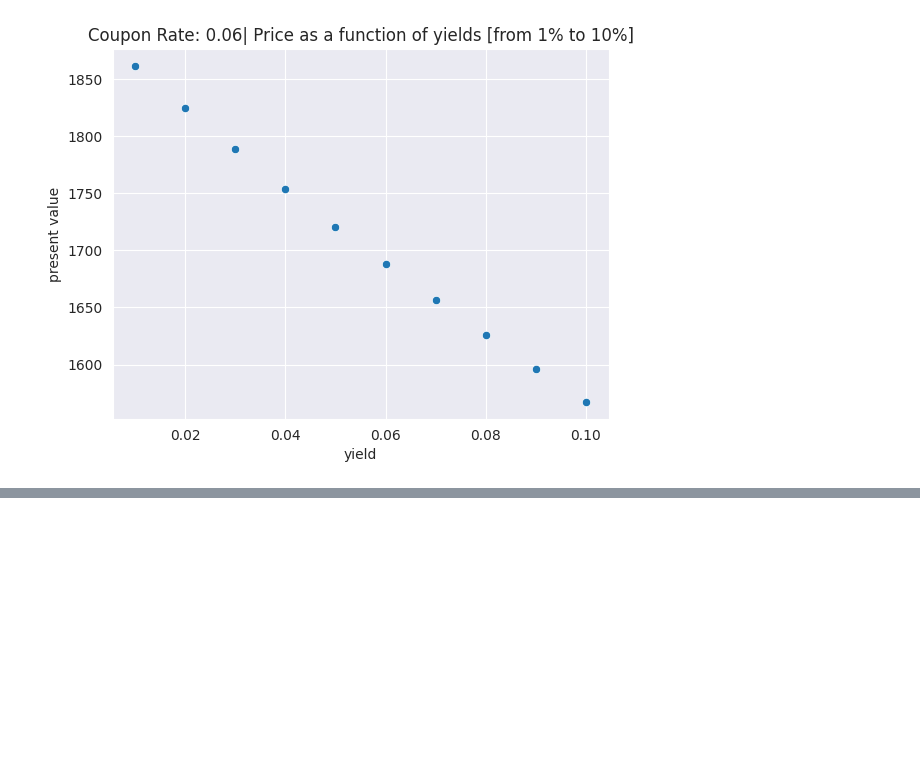
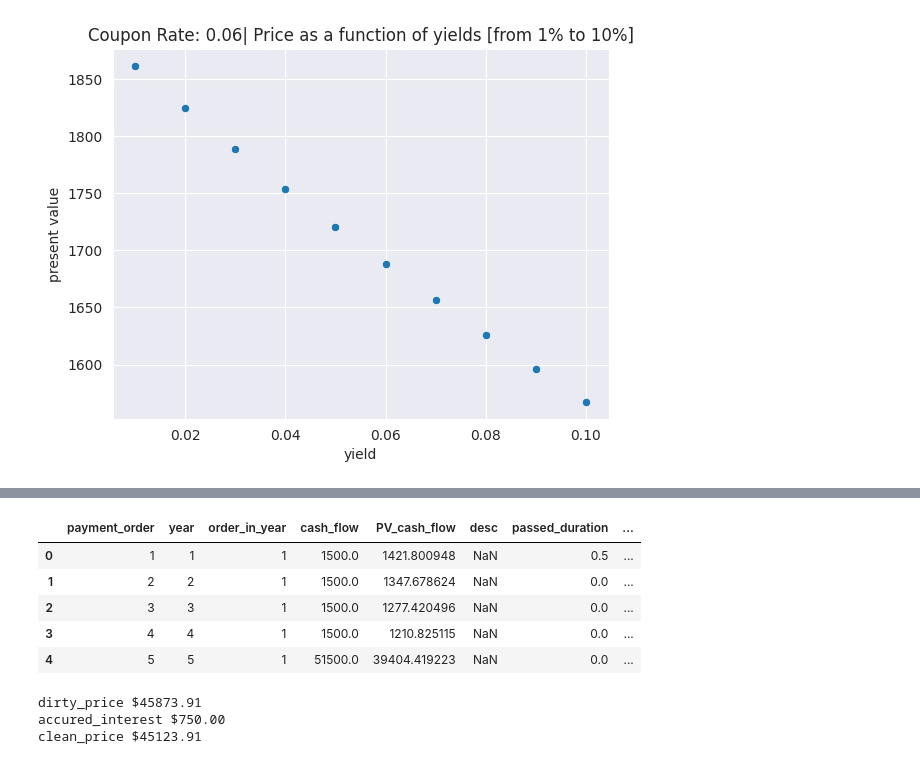
Before and after one commit to horasan/ml, a Jupyter notebook: R_LER_TREASURY_FIXED_INCOME_1.ipynb, the cells around one changed output, grey strips where cells are left out. Cells and saved outputs as stored; diff of their text form; code cells hidden in the pictures; blank space fills up the shorter version.

```diff
--- a/R_LER_TREASURY_FIXED_INCOME_1.ipynb
+++ b/R_LER_TREASURY_FIXED_INCOME_1.ipynb
@@ -867,0 +899,23 @@ for c_r in coupon_rate:
+# %%
+off_coupon_bond_pv["pv_of_net_cash_flow"] = off_coupon_bond_pv.apply(lambda row: row["cash_flow"] / ((1 + yield_1)**(row["payment_order"] - 0.5) ), axis = 1)
+off_coupon_bond_pv
+# %% [output]
+|  | payment_order | year | order_in_year | cash_flow | PV_cash_flow | desc | passed_duration | ... |
+| 0 | 1 | 1 | 1 | 1500.0 | 1421.800948 | NaN | 0.5 | ... |
+| 1 | 2 | 2 | 1 | 1500.0 | 1347.678624 | NaN | 0.0 | ... |
+| 2 | 3 | 3 | 1 | 1500.0 | 1277.420496 | NaN | 0.0 | ... |
+| 3 | 4 | 4 | 1 | 1500.0 | 1210.825115 | NaN | 0.0 | ... |
+| 4 | 5 | 5 | 1 | 51500.0 | 39404.419223 | NaN | 0.0 | ... |
+# %%
+dirty_price = off_coupon_bond_pv["pv_of_net_cash_flow"].sum()
+print("dirty_price", get_formatted_amout(dirty_price))
+
+accured_interest = 1500 * 0.5 # for the first payment
+print("accured_interest", get_formatted_amout(accured_interest))
+
+clean_price = dirty_price - accured_interest
+print("clean_price", get_formatted_amout(clean_price))
+# %% [output]
+dirty_price $45873.91
+accured_interest $750.00
+clean_price $45123.91
```
Also changed, not shown: parts of 4 cells of this notebook.
